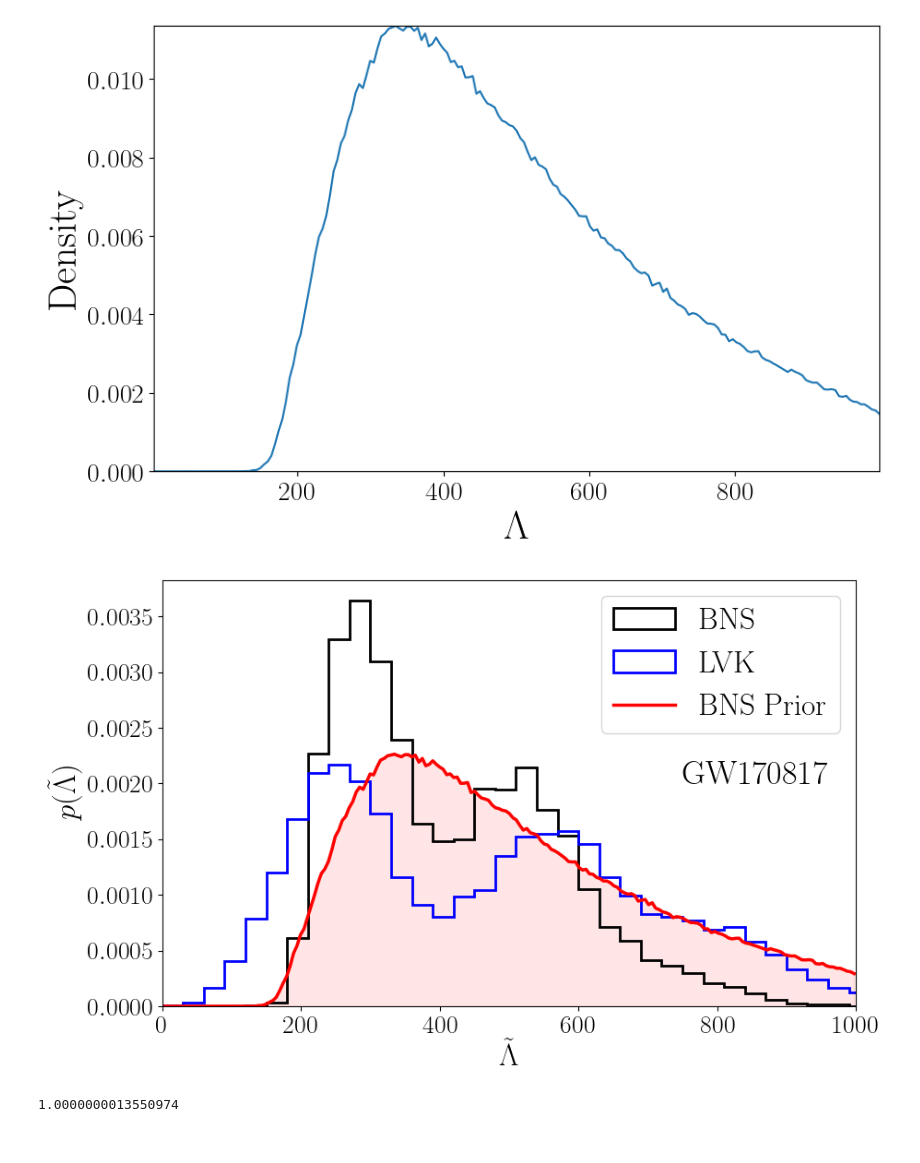
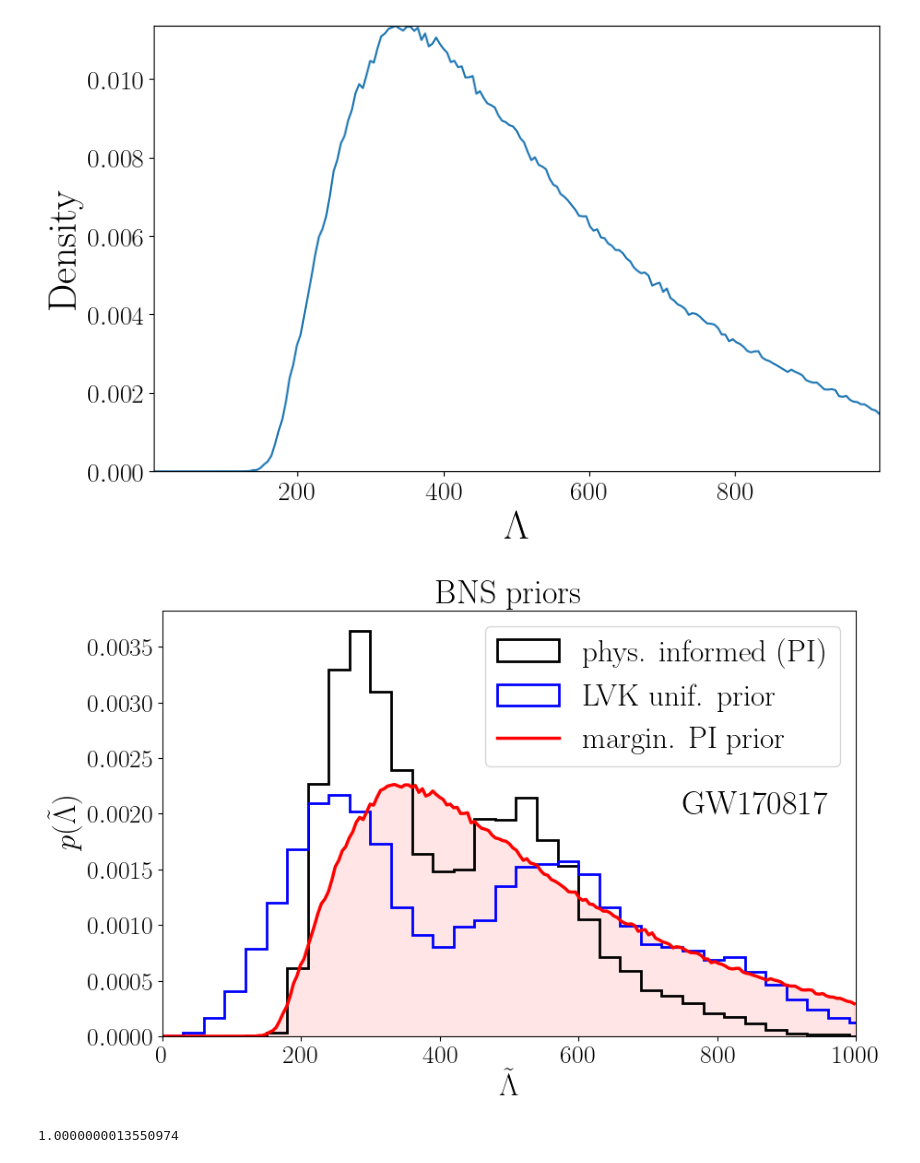
Before and after one commit to EckerChristian/MCLambdaBHNS, a Jupyter notebook: plotting_code/Fig_2_GW170817_lambda_tilde_with_prior.ipynb, the cells around one changed output. Drawn from its saved outputs; the diff is of its cells as text; code cells hidden in the pictures.

```diff
--- a/plotting_code/Fig_2_GW170817_lambda_tilde_with_prior.ipynb
+++ b/plotting_code/Fig_2_GW170817_lambda_tilde_with_prior.ipynb
@@ -78,37 +78,38 @@ mass_official = official_df['chirp_mass_source'].tolist()
 tides_official = official_df['lambda_tilde'].tolist()
 
 
 
 binwidth=30
 
 #plt.hist(tides_BNS, bins=range(0, 1000 + binwidth, binwidth),density=True,histtype='step',label='BNS',color='teal',linewidth=1.5)
-plt.hist(tides_BNS, bins=range(0, 1000 + binwidth, binwidth),density=True,histtype='step',label='BNS',color='black',linewidth=2.0)
+plt.hist(tides_BNS, bins=range(0, 1000 + binwidth, binwidth),density=True,histtype='step',label='phys. informed (PI)',color='black',linewidth=2.0)
 #plt.hist(tides_official,bins=range(0, 5000 + binwidth, binwidth),density=True,histtype='step',label='LVK',color='midnightblue',linewidth=1.5)
-plt.hist(tides_official,bins=range(0, 5000 + binwidth, binwidth),density=True,histtype='step',label='LVK',color='blue',linewidth=2.0)
+plt.hist(tides_official,bins=range(0, 5000 + binwidth, binwidth),density=True,histtype='step',label='LVK unif. prior',color='blue',linewidth=2.0)
 
 #bins=range(0, 5000 + binwidth, binwidth)
 #plt.fill_between(bins, tides_official, color='red', alpha=0.1)
 
 yy_normalized = yy / np.trapz(yy, tides_sort2)  # Normalize using the integral (area under curve = 1)
 
 #plt.plot(tides_sort2, yy_normalized, label=' BNS Prior')
-plt.plot(tides_sort2, yy_normalized, label=' BNS Prior', color='red',linewidth=2.5)
+plt.plot(tides_sort2, yy_normalized, label='margin. PI prior', color='red',linewidth=2.5)
 plt.fill_between(tides_sort2, yy_normalized, color='red', alpha=0.1)
 
 plt.annotate(r'GW170817', (750,0.002), fontsize=26)
+plt.title('BNS priors', fontsize=26)
 
 # Fix the y ticks
 plt.gca().yaxis.set_major_formatter(ScalarFormatter(useMathText=True))
 plt.gca().yaxis.get_major_formatter().set_scientific(False)
 plt.xlabel(r'$\tilde{\Lambda}$', fontsize=24)
 plt.ylabel(r'$p({\tilde{\Lambda}})$', fontsize=24)
 plt.xlim(0,1000)
 plt.legend(fontsize=24)
 plt.savefig('Fig_2_GW170817_lambda_tilde_posteriors_BNS.pdf',dpi=500,bbox_inches='tight')
 plt.show()
 plt.close()
 # %% [output]
-[figure, old version]
+[figure, new version]
 # %%
 # Define the NSBH prior
 # Read in the prior
```
Also changed, not shown: 5 other files.
